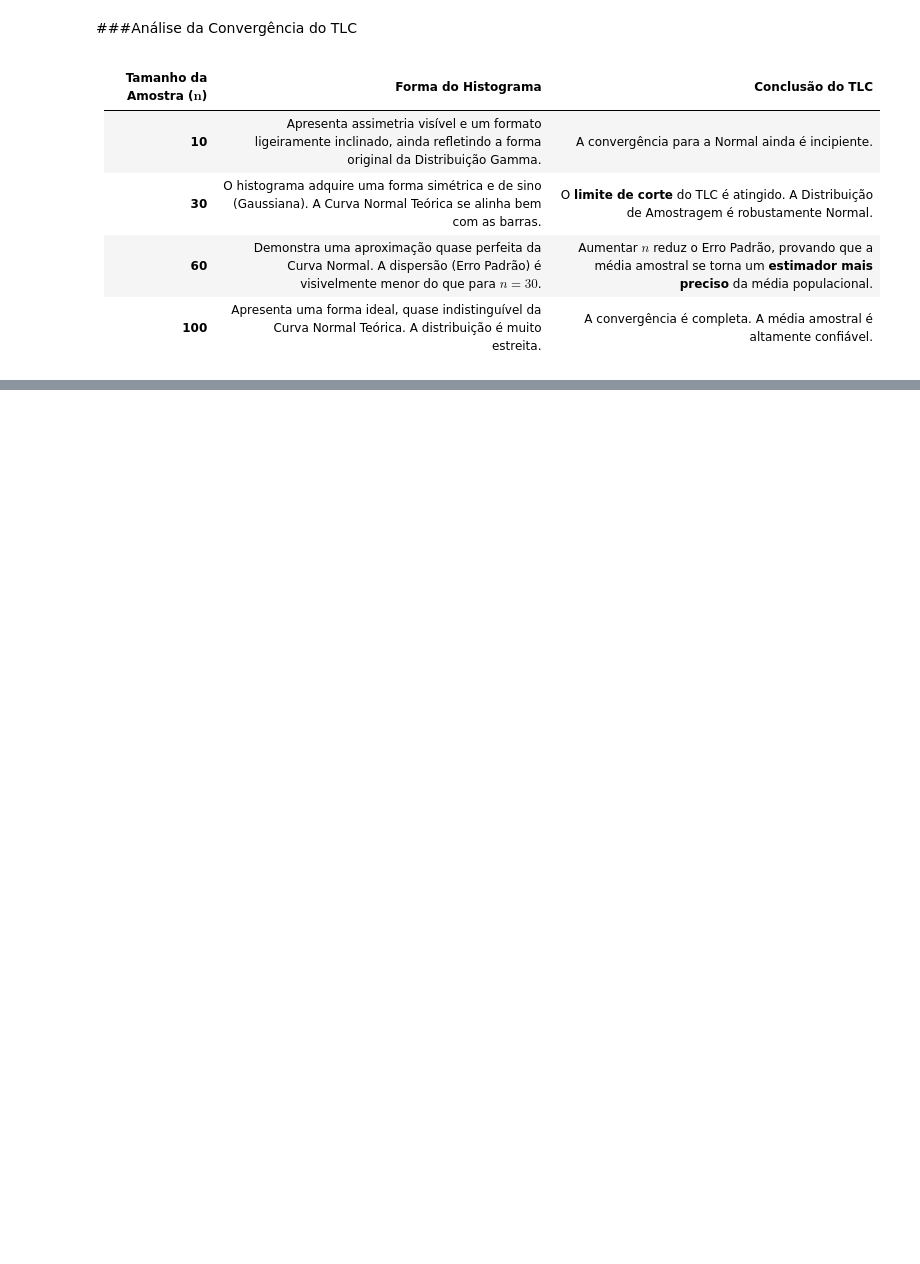
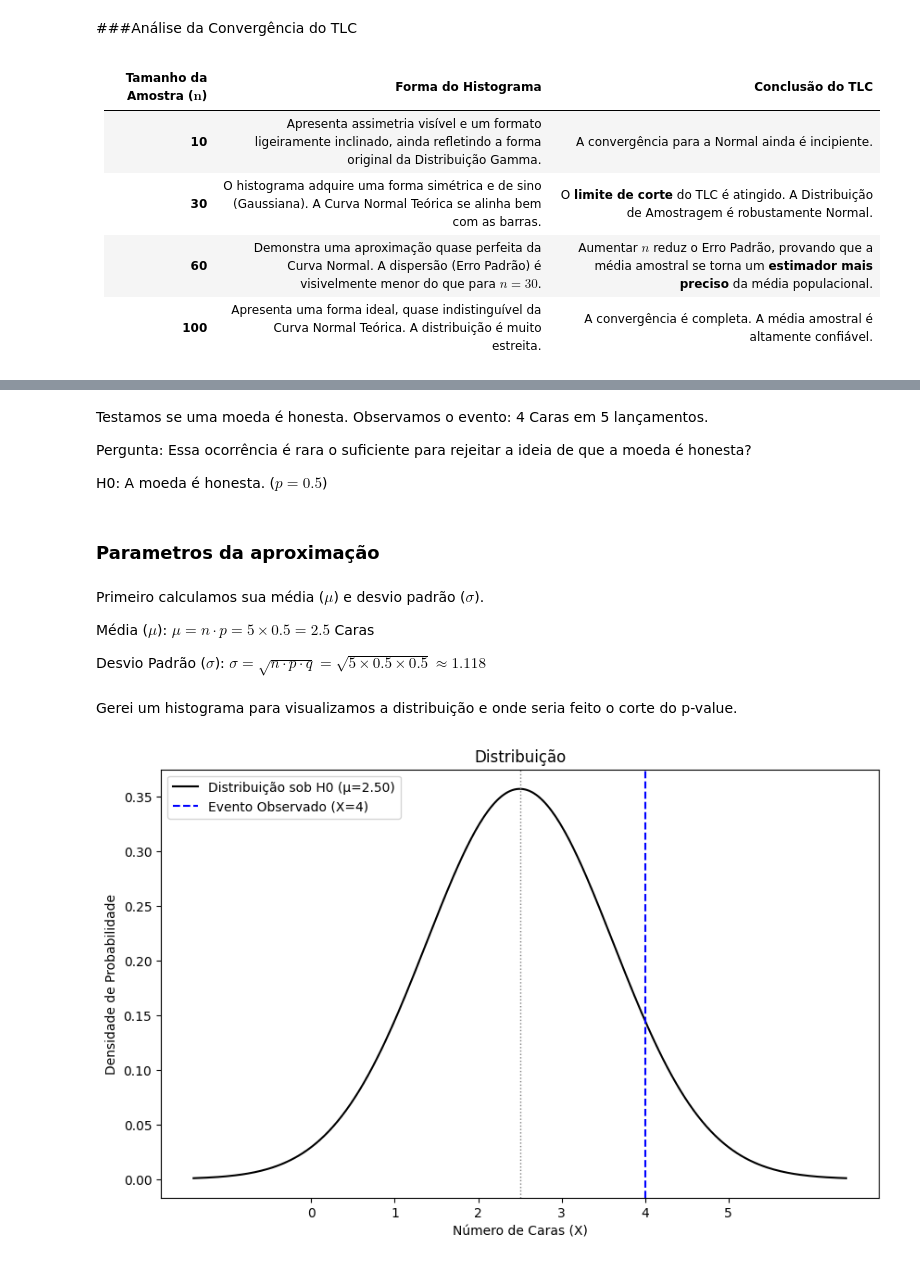
Before and after one commit to KevinWashington/SILLM_Atividade_1, a Jupyter notebook: Atividade_1_Zscore_Binomial.ipynb, the cells around one changed output, grey strips where cells are left out. Cells and saved outputs as stored; diff of their text form; code cells hidden in the pictures; blank space fills up the shorter version.

```diff
--- a/Atividade_1_Zscore_Binomial.ipynb
+++ b/Atividade_1_Zscore_Binomial.ipynb
@@ -468,0 +473,38 @@ plt.show()
+# %% [markdown]
+Testamos se uma moeda é honesta. Observamos o evento: 4 Caras em 5 lançamentos.
+
+Pergunta: Essa ocorrência é rara o suficiente para rejeitar a ideia de que a moeda é honesta?
+
+H0: A moeda é honesta. ($p = 0.5$)
+# %% [markdown]
+### Parametros da aproximação
+# %% [markdown]
+Primeiro calculamos sua média ($\mu$) e desvio padrão ($\sigma$).
+
+Média ($\mu$): $\mu = n \cdot p = 5 \times 0.5 = 2.5$ Caras
+
+Desvio Padrão ($\sigma$): $\sigma = \sqrt{n \cdot p \cdot q} = \sqrt{5 \times 0.5 \times 0.5} \approx 1.118$
+# %%
+MU_0 = 2.5
+SIGMA = 1.118
+X_OBSERVADO = 4
+# %% [markdown]
+Gerei um histograma para visualizamos a distribuição e onde seria feito o corte do p-value.
+# %%
+plt.figure(figsize=(10, 6))
+x_range = np.linspace(MU_0 - 3.5*SIGMA, MU_0 + 3.5*SIGMA, 300)
+
+pdf = norm.pdf(x_range, loc=MU_0, scale=SIGMA)
+plt.plot(x_range, pdf, 'k', linewidth=1.5, label=f'Distribuição sob H0 (μ={MU_0:.2f})')
+
+plt.axvline(X_OBSERVADO, color='blue', linestyle='--', linewidth=1.5, label=f'Evento Observado (X={X_OBSERVADO})')
+plt.axvline(MU_0, color='gray', linestyle=':', linewidth=1)
+
+plt.title('Distribuição')
+plt.xlabel('Número de Caras (X)')
+plt.ylabel('Densidade de Probabilidade')
+plt.xticks(np.arange(6))
+plt.legend()
+plt.show()
+# %% [output]
+[figure, added]
```
Also changed, not shown: parts of 25 cells of this notebook.
